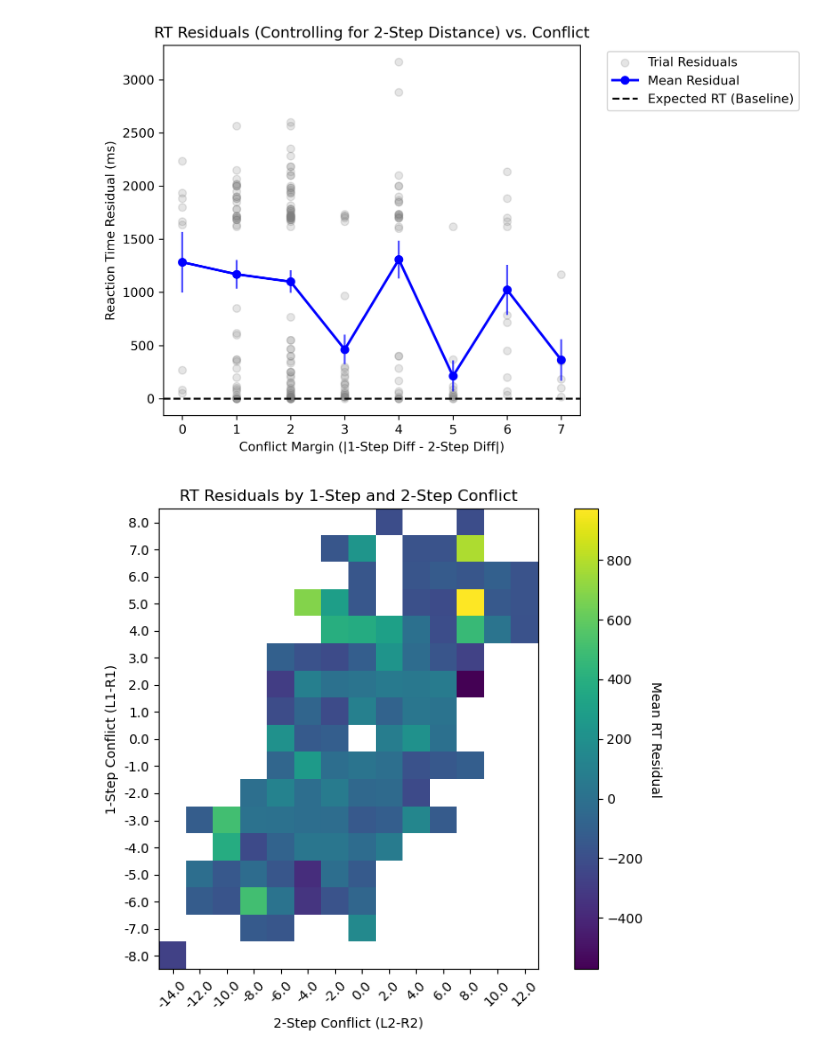
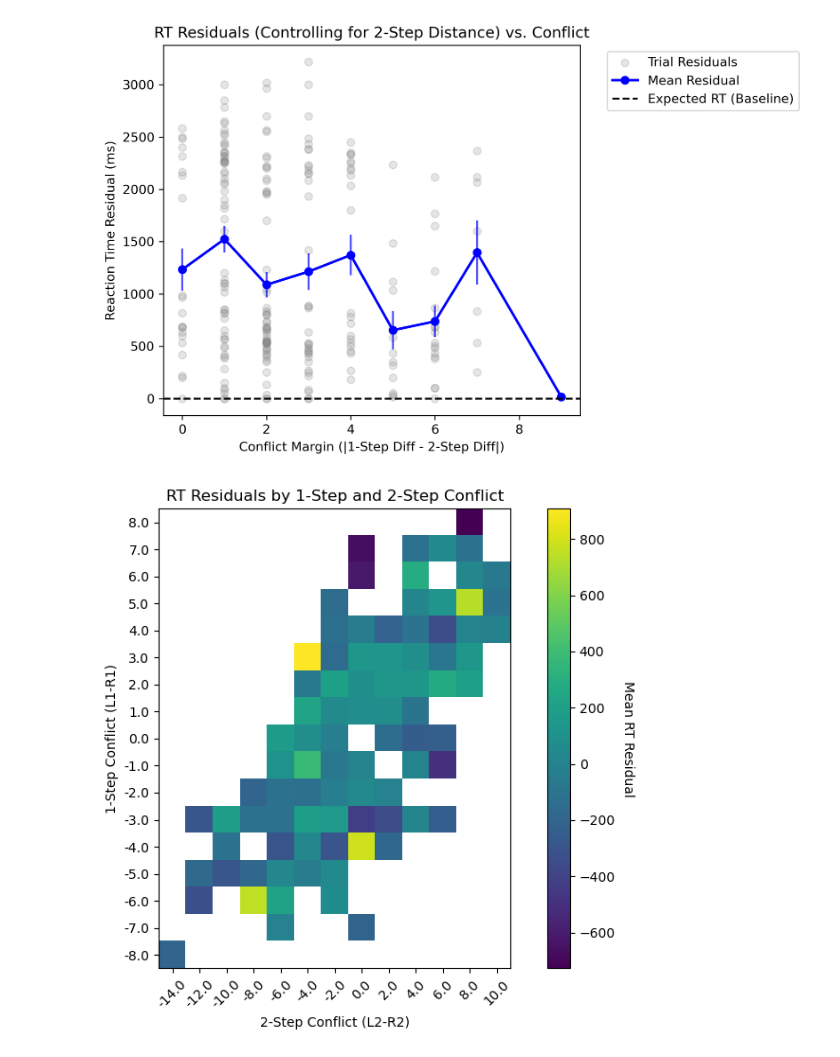
Before and after one commit to mobeets/falldown, a Jupyter notebook: analysis/behavior_analysis.ipynb, the cells around one changed output. Saved outputs shown, nothing was run; the diff lists cells and outputs as text; code cells hidden in the pictures.

```diff
--- a/analysis/behavior_analysis.ipynb
+++ b/analysis/behavior_analysis.ipynb
@@ -60,9 +64,12 @@ def compare_greedy_vs_rollout(data, only_use_disagreements=False):
     """
     choices = []
     for block in data['blocks']:
+        if len(block['trials']) == 4:
+            continue
+
         trials = block['trials']
         for i, trial in enumerate(trials):
-            if i == 0:
+            if i == len(trials)-1:
                 continue
             if 'holes' in trial:
                 hole_locs = sorted(trial['holes']['hole_locations'])
@@ -72,6 +79,7 @@ def compare_greedy_vs_rollout(data, only_use_disagreements=False):
                 h_prev = trials[i-1]['holeUsed']
                 h_next = trials[i+1]['holeUsed']
             elif 'events' in trial and len(trial['events']) > 0 and len(trials[i-1]['events']) > 0 and len(trials[i+1]['events']) > 0:
+                #print(i)
                 hole_locs = sorted(trial['events'][0]['hole_locations'])
                 prev_hole_locs = sorted(trials[i-1]['events'][0]['hole_locations'])
                 next_hole_locs = sorted(trials[i+1]['events'][0]['hole_locations'])
@@ -496,9 +504,9 @@ def plot_conflict_vs_rt_heatmap(choices, rt_regression_type='linear'):
     fig.tight_layout()
     plt.show()
 # %%
-data = load("real_trial1.json")
+data = load("YFW-2026-04-29T17-01-30-883Z-ikoe.json")
 
-choices = compare_greedy_vs_rollout(data, only_use_disagreements=True)
+choices = compare_greedy_vs_rollout(data, only_use_disagreements=False)
 
 #plot_rt_residuals_vs_conflict(choices)
 rt_over_time_minimum_30 = plot_rt_residuals_over_time(choices, window_size= 10, rt_regression_type= 'minimum')
@@ -514,2 +522,2 @@ plot_conflict_vs_rt_heatmap(choices)
-[figure, old version]
+[figure, new version]
-[figure, old version]
+[figure, new version]
```
Also changed, not shown: parts of 17 cells of this notebook, 6 other files.
